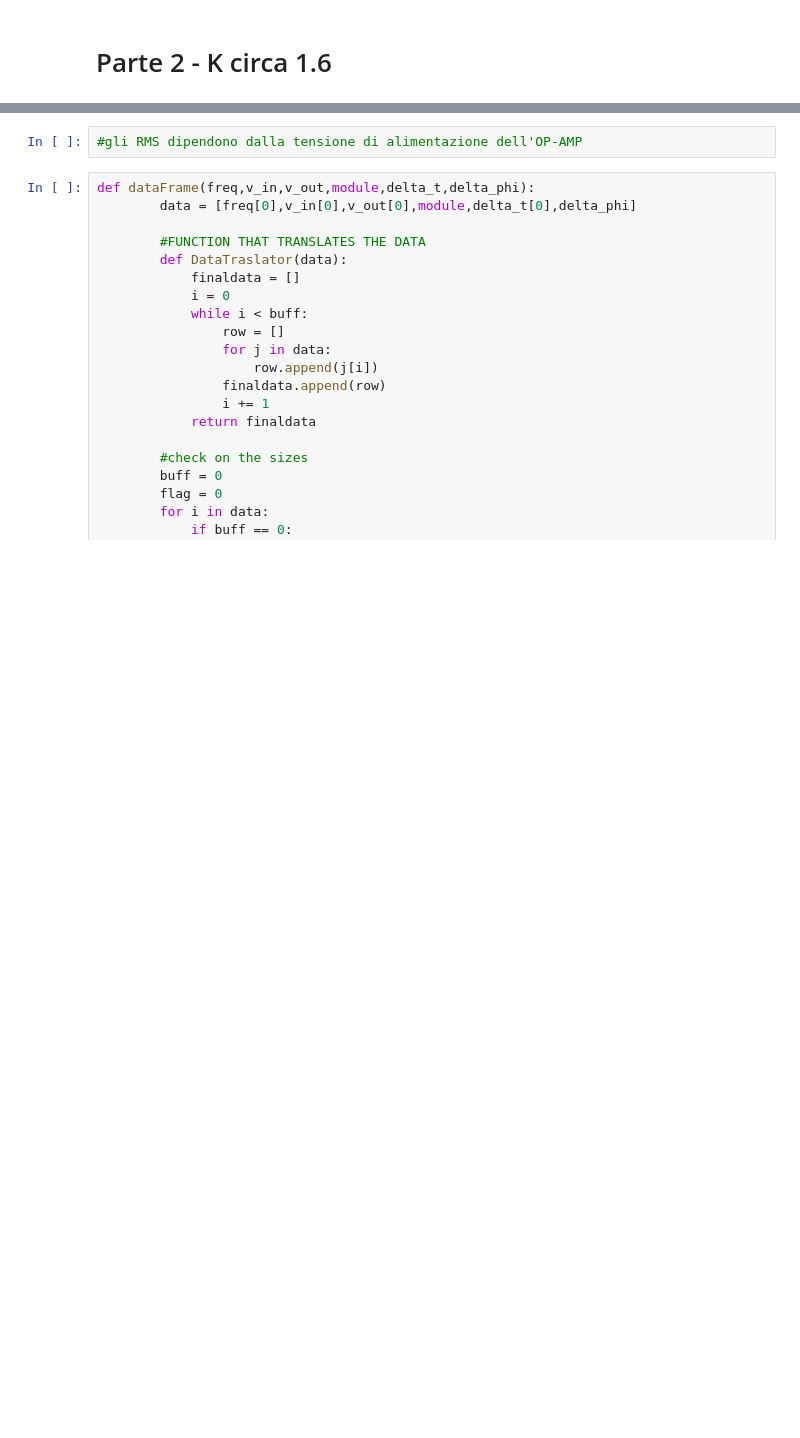
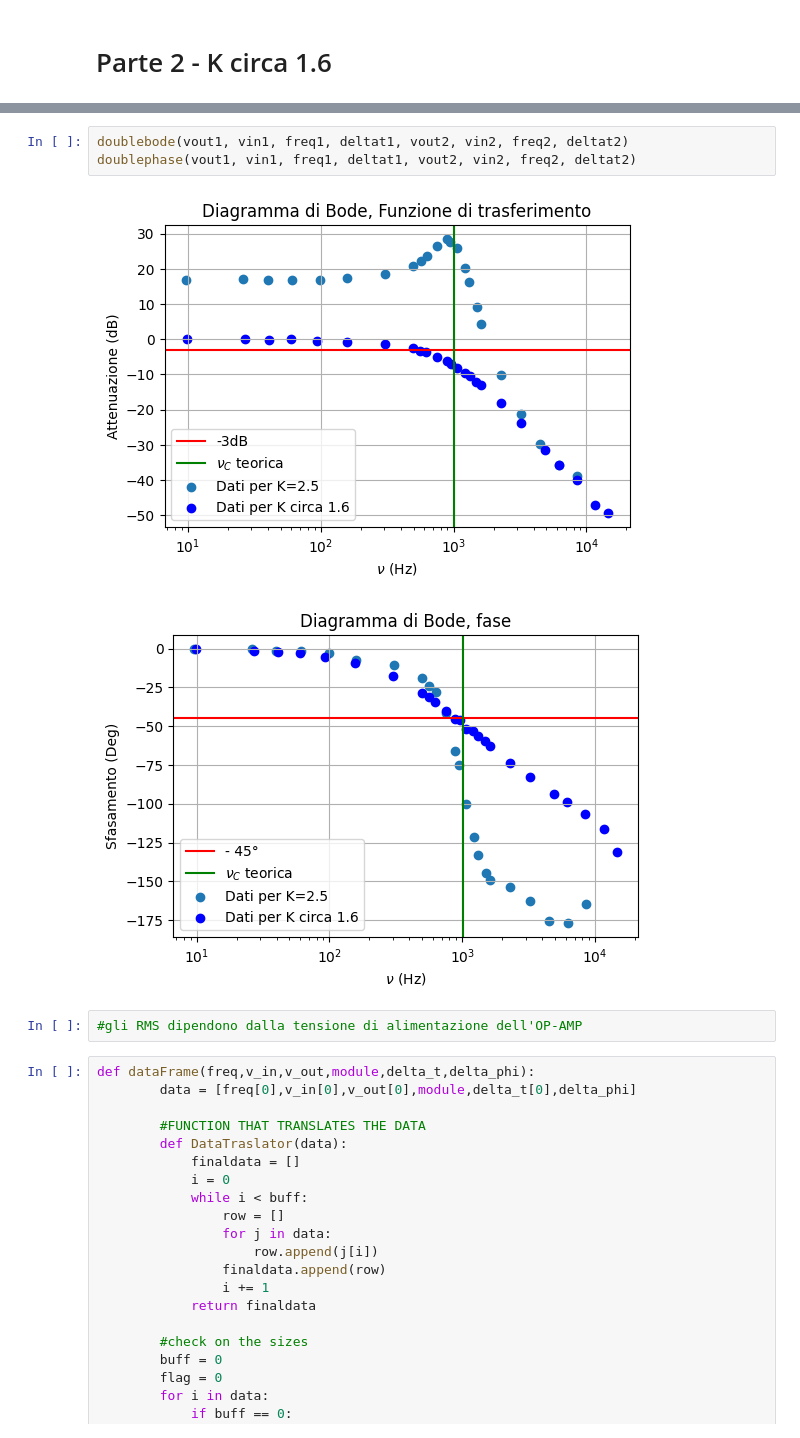
Before and after one commit to atancredi/physics-data, a Jupyter notebook: LabSegnaliSistemi/esperienza_5/Esperienza5.ipynb, the cells around one changed output, grey strips where cells are left out. Cells and saved outputs as stored; diff of their text form; blank space fills up the shorter version.

```diff
--- a/LabSegnaliSistemi/esperienza_5/Esperienza5.ipynb
+++ b/LabSegnaliSistemi/esperienza_5/Esperienza5.ipynb
@@ -89,3 +126,9 @@ Text(0.5, 1.0, 'Diagramma di Bode, fase')
+# %%
+doublebode(vout1, vin1, freq1, deltat1, vout2, vin2, freq2, deltat2)
+doublephase(vout1, vin1, freq1, deltat1, vout2, vin2, freq2, deltat2)
+# %% [output]
+[figure, added]
+[figure, added]
 # %%
 #gli RMS dipendono dalla tensione di alimentazione dell'OP-AMP
 # %%
```
Also changed, not shown: parts of 7 cells of this notebook, 6 other files.
